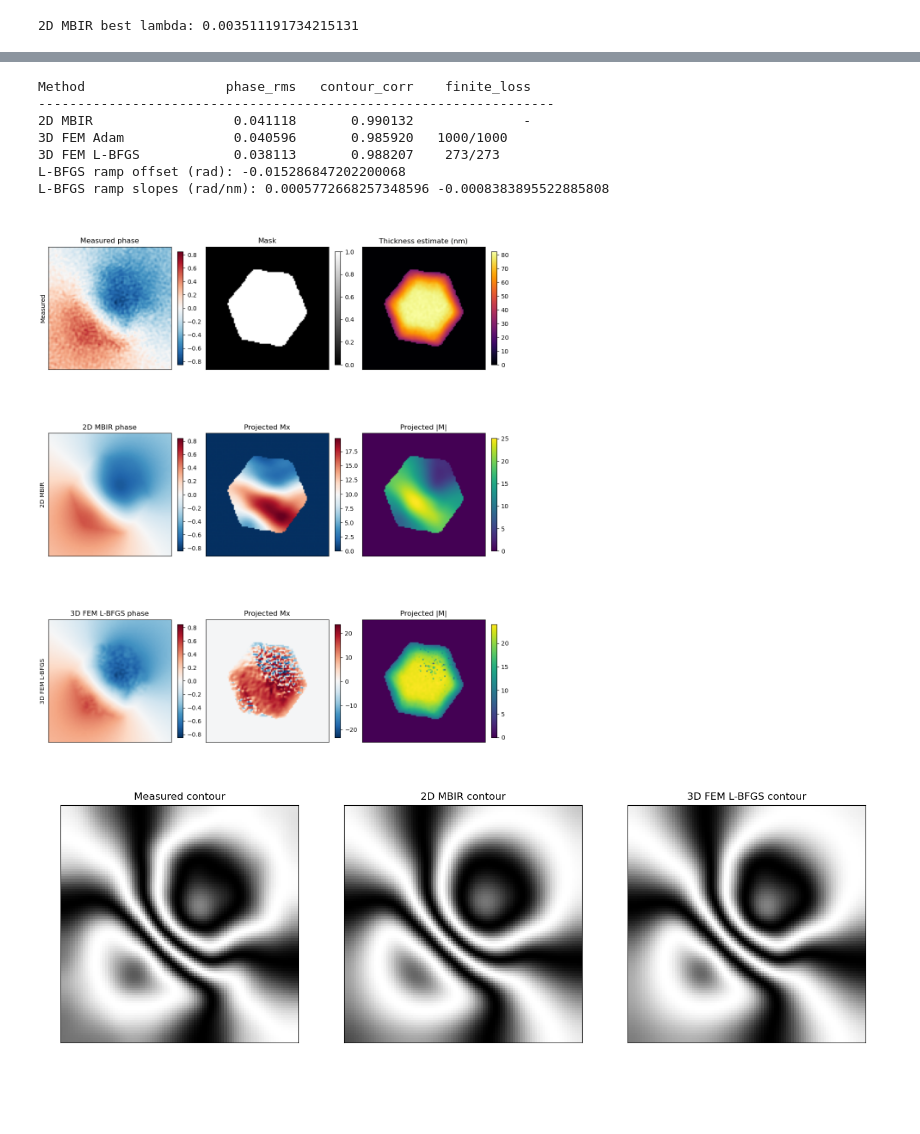
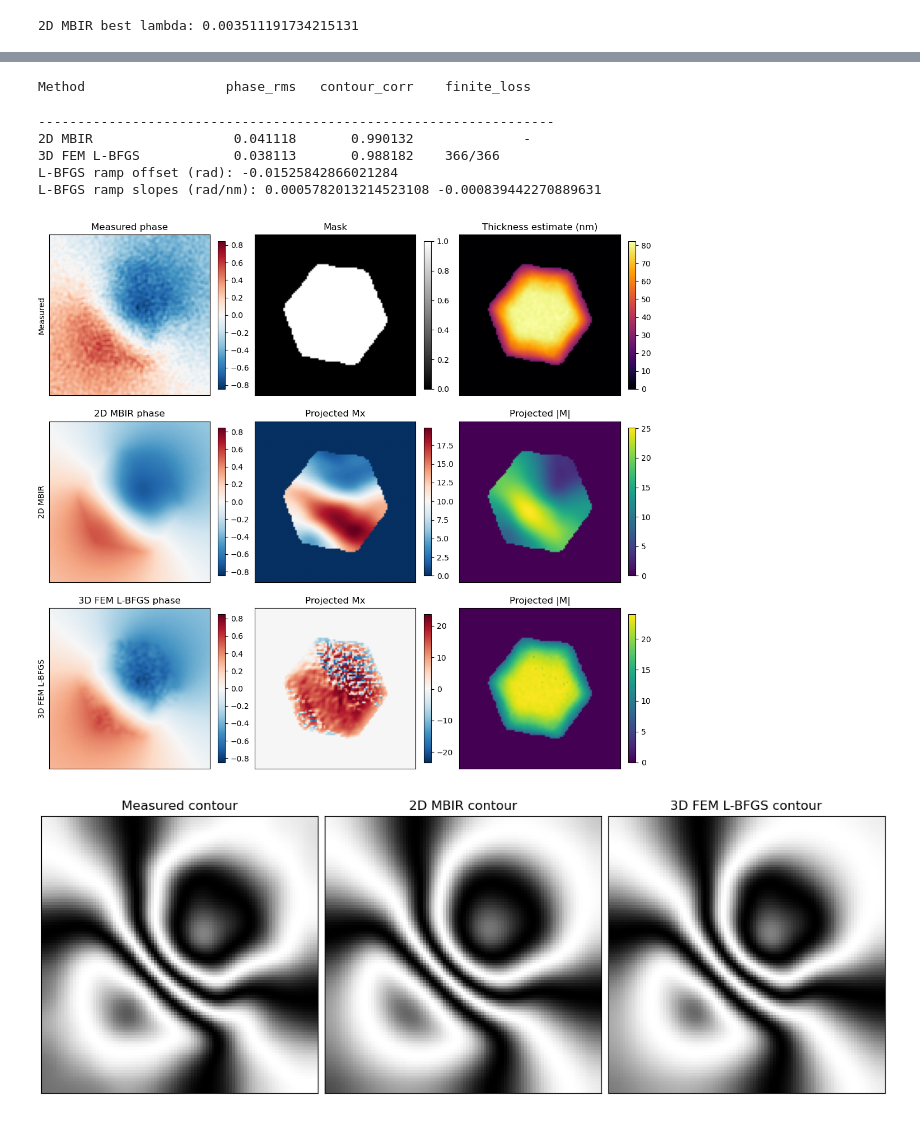
Before and after one commit to LiberTEM/LiberTEM-holo, a Jupyter notebook: notebooks/MBIR/fem_vs_mbir_real_data_single_image.ipynb, the cells around one changed output, grey strips where cells are left out. Saved outputs shown, nothing was run; the diff lists cells and outputs as text; code cells hidden in the pictures; blank space fills up the shorter version.

```diff
--- a/notebooks/MBIR/fem_vs_mbir_real_data_single_image.ipynb
+++ b/notebooks/MBIR/fem_vs_mbir_real_data_single_image.ipynb
@@ -210,7 +210,7 @@ def make_neuralmag_backend(rho, pixel_size_nm):
     mesh = nm.Mesh(rho.shape, (pixel_size_nm * 1e-9,) * 3)
     state = nm.State(mesh)
     state.rho = nm.CellFunction(state, tensor=state.tensor(np.asarray(rho, dtype=np.float32)))
-    state.material.Ms = nm.CellFunction(state).fill(8e5)
+    state.material.Ms = nm.CellFunction(state).fill(4e5)
     state.material.A = nm.CellFunction(state).fill(1.3e-11)
     state.m = nm.VectorCellFunction(state, tensor=state.tensor(np.zeros(rho.shape + (3,), dtype=np.float32)))
     nm.ExchangeField().register(state, 'exchange')
@@ -549,57 +432,48 @@ Chosen fitted ramp slopes (rad/nm): 0.0005772668257348596 -0.0008383895522885808
 # %%
 exp_mc = magnetic_contour(mag_small, smooth=4, contour=16)
 mbir_mc = magnetic_contour(pred_mbir, smooth=4, contour=16)
-fem_mc_adam = magnetic_contour(pred_fem_adam, smooth=4, contour=16)
-fem_mc_lbfgs = magnetic_contour(pred_fem_lbfgs, smooth=4, contour=16)
-fem_mc = fem_mc_lbfgs
+fem_mc = magnetic_contour(pred_fem, smooth=4, contour=16)
 
 def corr(a, b):
     a = np.asarray(a).ravel()
     b = np.asarray(b).ravel()
     return float(np.corrcoef(a, b)[0, 1])
 
-loss_history_adam = np.asarray(result_fem_adam.loss_history, dtype=np.float64)
-loss_history_lbfgs = np.asarray(result_fem_lbfgs.loss_history, dtype=np.float64)
-finite_loss_count_adam = int(np.isfinite(loss_history_adam).sum())
-finite_loss_count_lbfgs = int(np.isfinite(loss_history_lbfgs).sum())
+loss_history_fem = np.asarray(result_fem.loss_history, dtype=np.float64)
+finite_loss_count_fem = int(np.isfinite(loss_history_fem).sum())
 
 print(f"{'Method':<20} {'phase_rms':>12} {'contour_corr':>14} {'finite_loss':>14}")
-print('-' * 66)
-print(f"{'2D MBIR':<20} {phase_rms(pred_mbir, mag_small):>12.6f} {corr(exp_mc, mbir_mc):>14.6f} {'-':>14}")
-print(
-    f"{'3D FEM Adam':<20} "
-    f"{phase_rms(pred_fem_adam, mag_small):>12.6f} "
-    f"{corr(exp_mc, fem_mc_adam):>14.6f} "
-    f"{finite_loss_count_adam:>6d}/{loss_history_adam.size:<7d}"
-)
-print(
-    f"{'3D FEM L-BFGS':<20} "
-    f"{phase_rms(pred_fem_lbfgs, mag_small):>12.6f} "
-    f"{corr(exp_mc, fem_mc_lbfgs):>14.6f} "
-    f"{finite_loss_count_lbfgs:>6d}/{loss_history_lbfgs.size:<7d}"
-)
-
-print('L-BFGS ramp offset (rad):', float(result_fem_lbfgs.ramp_coeffs.offset.value))
-print(
-    'L-BFGS ramp slopes (rad/nm):',
-    float(result_fem_lbfgs.ramp_coeffs.slope_y.value),
-    float(result_fem_lbfgs.ramp_coeffs.slope_x.value),
-)
 # %% [output]
 Method                  phase_rms   contour_corr    finite_loss
-------------------------------------------------------------------
-2D MBIR                  0.041118       0.990132              -
-3D FEM Adam              0.040596       0.985920   1000/1000
-3D FEM L-BFGS            0.038113       0.988207    273/273
-L-BFGS ramp offset (rad): -0.015286847202200068
-L-BFGS ramp slopes (rad/nm): 0.0005772668257348596 -0.0008383895522885808
+# %%
+print('-' * 66)
+print(f"{'2D MBIR':<20} {phase_rms(pred_mbir, mag_small):>12.6f} {corr(exp_mc, mbir_mc):>14.6f} {'-':>14}")
+print(
+    f"{'3D FEM L-BFGS':<20} "
+    f"{phase_rms(pred_fem, mag_small):>12.6f} "
+    f"{corr(exp_mc, fem_mc):>14.6f} "
+    f"{finite_loss_count_fem:>6d}/{loss_history_fem.size:<7d}"
+)
+
+print('L-BFGS ramp offset (rad):', float(result_fem.ramp_coeffs.offset.value))
+print(
+    'L-BFGS ramp slopes (rad/nm):',
+    float(result_fem.ramp_coeffs.slope_y.value),
+    float(result_fem.ramp_coeffs.slope_x.value),
+)
+# %% [output]
+------------------------------------------------------------------
+2D MBIR                  0.041118       0.990132              -
+3D FEM L-BFGS            0.038113       0.988182    366/366
+L-BFGS ramp offset (rad): -0.01525842866021284
+L-BFGS ramp slopes (rad/nm): 0.0005782013214523108 -0.000839442270889631
 # %%
-fig, axs = plt.subplots(3, 3, figsize=(11, 13), constrained_layout=True)
+fig, axs = plt.subplots(3, 3, figsize=(11, 10), constrained_layout=True)
 
 rows = [
     ('Measured', mag_small, None),
     ('2D MBIR', pred_mbir, proj_mbir),
-    ('3D FEM L-BFGS', pred_fem_lbfgs, proj_fem_lbfgs),
+    ('3D FEM L-BFGS', pred_fem, proj_fem),
 ]
 
 for row_idx, (label, phase_img, proj_field) in enumerate(rows):
@@ -616,35 +490,35 @@ for row_idx, (label, phase_img, proj_field) in enumerate(rows):
     else:
         mag_norm = np.linalg.norm(proj_field, axis=-1)
         im1 = axs[row_idx, 1].imshow(proj_field[..., 0], cmap='RdBu_r')
         axs[row_idx, 1].set_title('Projected Mx')
         im2 = axs[row_idx, 2].imshow(mag_norm, cmap='viridis')
         axs[row_idx, 2].set_title('Projected |M|')
     plt.colorbar(im1, ax=axs[row_idx, 1], fraction=0.046)
     plt.colorbar(im2, ax=axs[row_idx, 2], fraction=0.046)
     for col in range(3):
         axs[row_idx, col].set_xticks([])
         axs[row_idx, col].set_yticks([])
 plt.show()
 
-fig, axs = plt.subplots(1, 3, figsize=(14, 4.2), constrained_layout=True)
+fig, axs = plt.subplots(1, 3, figsize=(11, 4.2), constrained_layout=True)
 axs[0].imshow(exp_mc, cmap='gray')
 axs[0].set_title('Measured contour')
 axs[1].imshow(mbir_mc, cmap='gray')
 axs[1].set_title('2D MBIR contour')
-axs[2].imshow(fem_mc_lbfgs, cmap='gray')
+axs[2].imshow(fem_mc, cmap='gray')
 axs[2].set_title('3D FEM L-BFGS contour')
 for ax in axs:
     ax.set_xticks([])
     ax.set_yticks([])
 plt.show()
 
 fig, ax = plt.subplots(figsize=(7, 4), constrained_layout=True)
-ax.plot(result_fem_lbfgs.loss_history, label='3D FEM L-BFGS')
+ax.plot(result_fem.loss_history, label='3D FEM L-BFGS')
 ax.set_title('3D phase-only FEM loss history')
 ax.set_xlabel('Iteration')
 ax.set_ylabel('Loss')
 ax.legend()
 plt.show()
 # %% [output]
-[figure, old version]
+[figure, new version]
-[figure, old version]
+[figure, new version]
```
Also changed, not shown: parts of 4 cells of this notebook.
